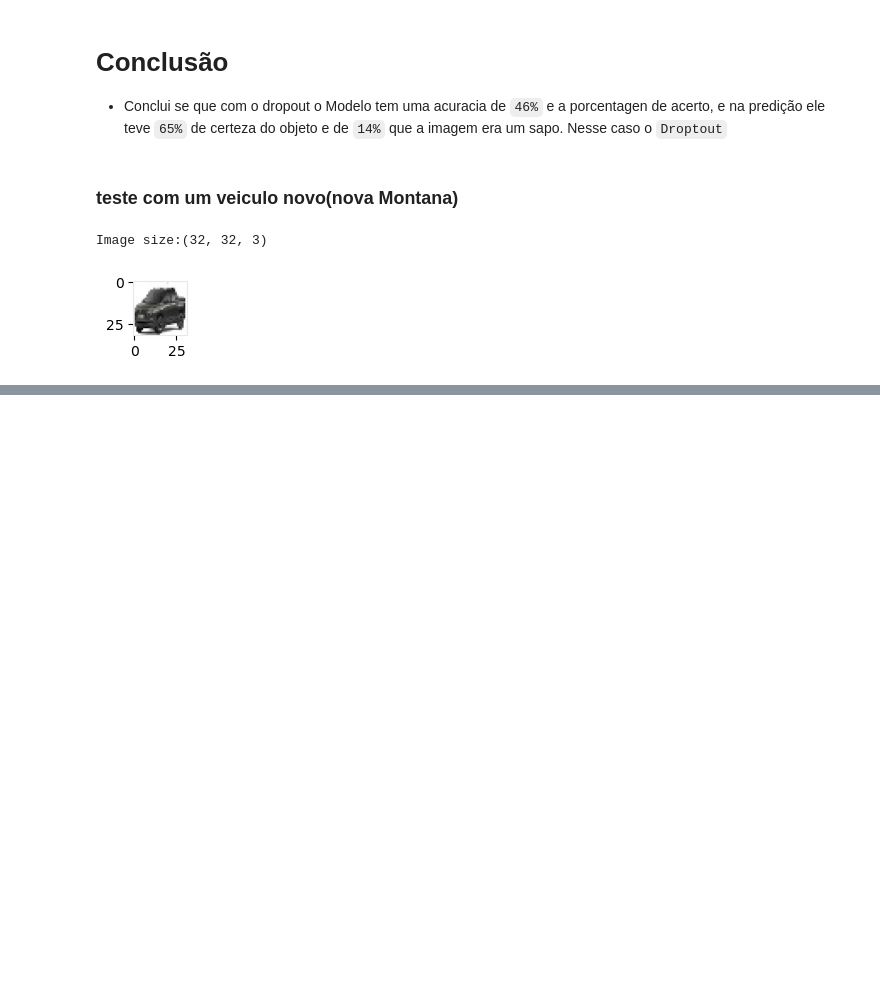
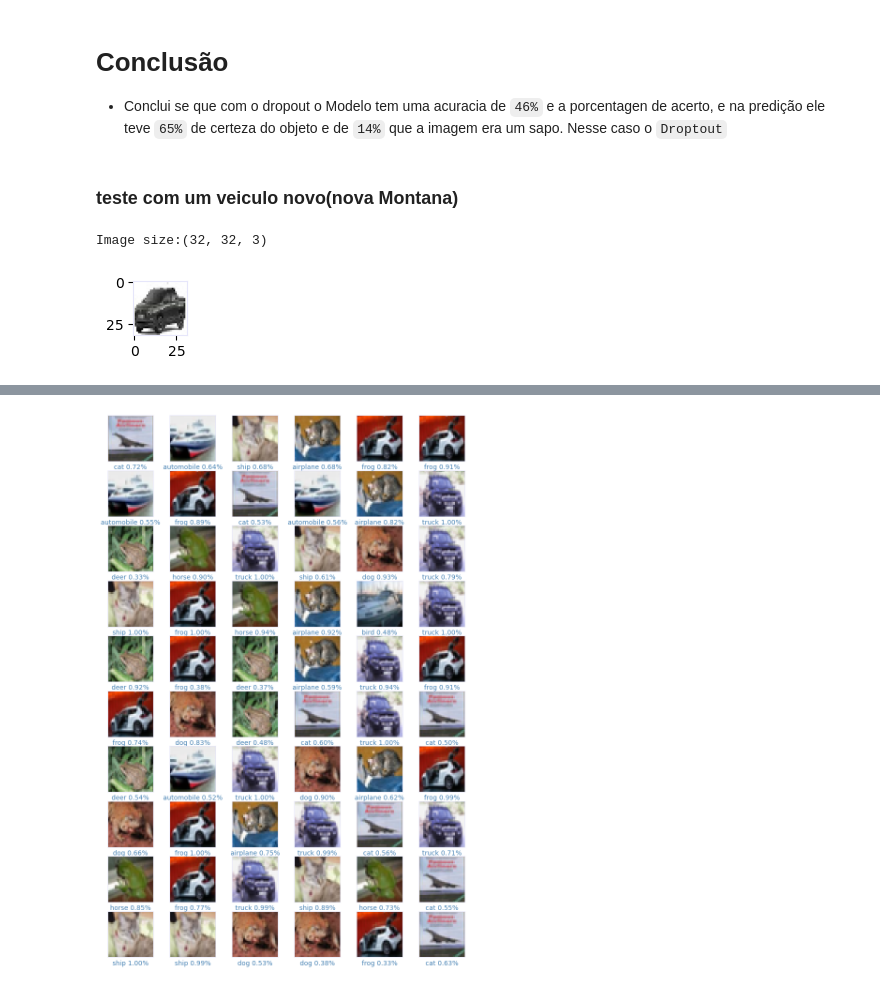
Before and after one commit to Semicheche/trabalho_pos_redes_neurais, a Jupyter notebook: Trabalhos/CNN01_Keras_t2_Aureo_Luciano_Willian.ipynb, the cells around one changed output, grey strips where cells are left out. Saved outputs shown, nothing was run; the diff lists cells and outputs as text; code cells hidden in the pictures; blank space fills up the shorter version.

Commit message:
adicionado teste com toda a base para verficar o modelo

```diff
--- a/Trabalhos/CNN01_Keras_t2_Aureo_Luciano_Willian.ipynb
+++ b/Trabalhos/CNN01_Keras_t2_Aureo_Luciano_Willian.ipynb
@@ -359 +358,5 @@ Probability scores:
 Resultado: automobile
+# %%
+X_test_norm = X_test / 255.0
+
+X_test_norm.shape
@@ -359,0 +365,5 @@ Resultado: automobile
+# %%
+y_proba_full = model.predict(X_test_norm)
+
+print(f'Probability scores:\n {y_proba_full.round(2)}')
+print(f'Resultado: {class_names[y_proba_full[0].argmax()]}')
@@ -359,0 +381,19 @@ Resultado: automobile
+# %%
+plt.rc('axes',edgecolor='lavender')
+
+fig = plt.figure(figsize=(10, 15))
+
+for i in range(60):  # First 50 instances
+    plt.subplot(10, 6, i + 1)
+
+    plt.xticks([])
+    plt.yticks([])
+    plt.grid(False)
+
+    plt.imshow(X_test[y_proba_full[i].argmax()], cmap=plt.cm.gray)
+
+    plt.xlabel(f'{class_names[y_proba_full[i].argmax()]} {y_proba_full[i][y_proba_full[i].argmax()]:.2f}%', color='steelblue')
+
+plt.show()
+# %% [output]
+[figure, added]
```
Also changed, not shown: parts of 9 cells of this notebook, 5 other files.
